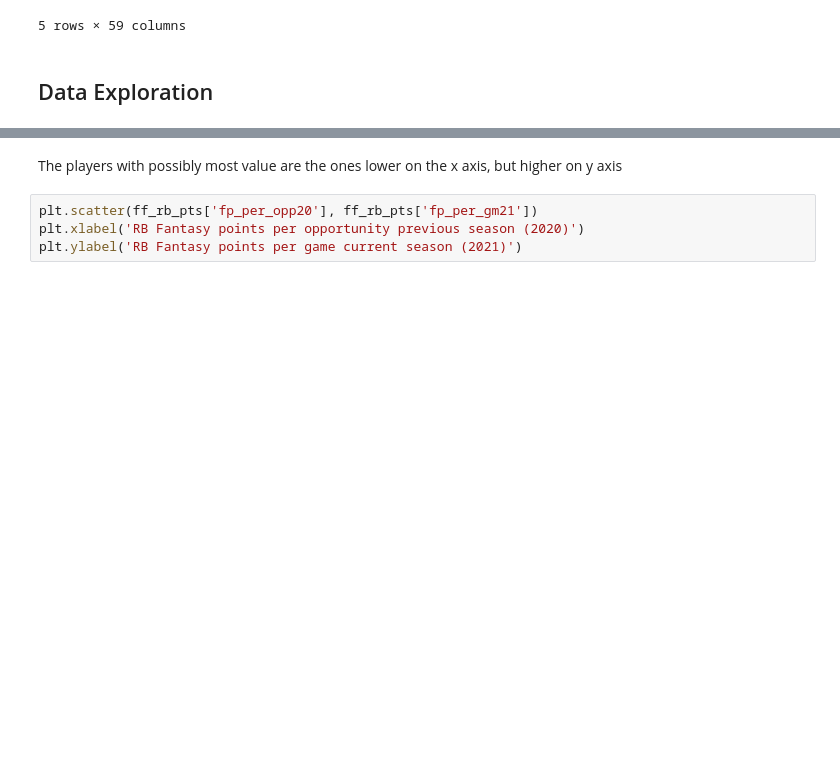
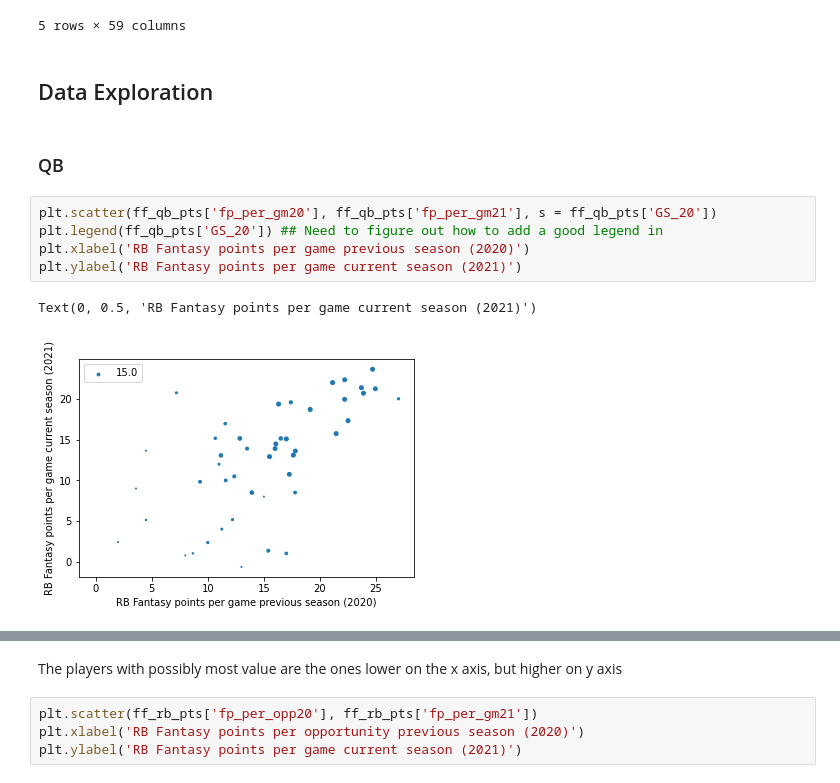
Before and after one commit to stephenkuc/Predicting_Fantasy_Football_Scores, a Jupyter notebook: FF_Analysis_ffpoints.ipynb, the cells around one changed output, grey strips where cells are left out. Drawn from its saved outputs; the diff is of its cells as text; blank space fills up the shorter version.

```diff
--- a/FF_Analysis_ffpoints.ipynb
+++ b/FF_Analysis_ffpoints.ipynb
@@ -349,3 +366,13 @@ ff_rb_pts.head()
 5 rows × 59 columns
 # %% [markdown]
 ## Data Exploration
+# %% [markdown]
+### QB
+# %%
+plt.scatter(ff_qb_pts['fp_per_gm20'], ff_qb_pts['fp_per_gm21'], s = ff_qb_pts['GS_20'])
+plt.legend(ff_qb_pts['GS_20']) ## Need to figure out how to add a good legend in
+plt.xlabel('RB Fantasy points per game previous season (2020)')
+plt.ylabel('RB Fantasy points per game current season (2021)')
+# %% [output]
+Text(0, 0.5, 'RB Fantasy points per game current season (2021)')
+[figure, added]
```
Also changed, not shown: parts of 24 cells of this notebook.
